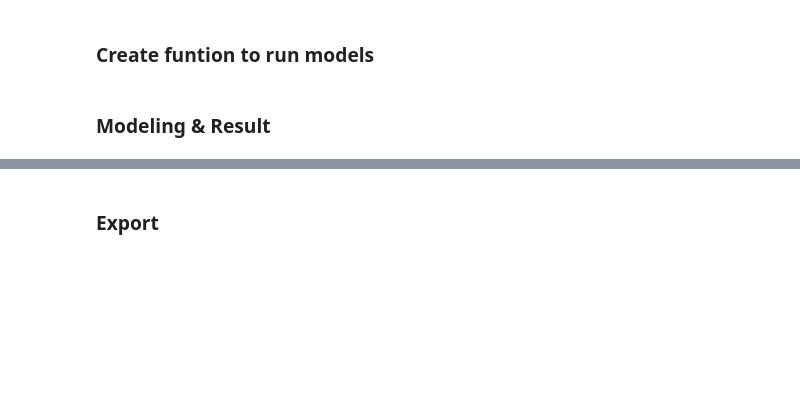
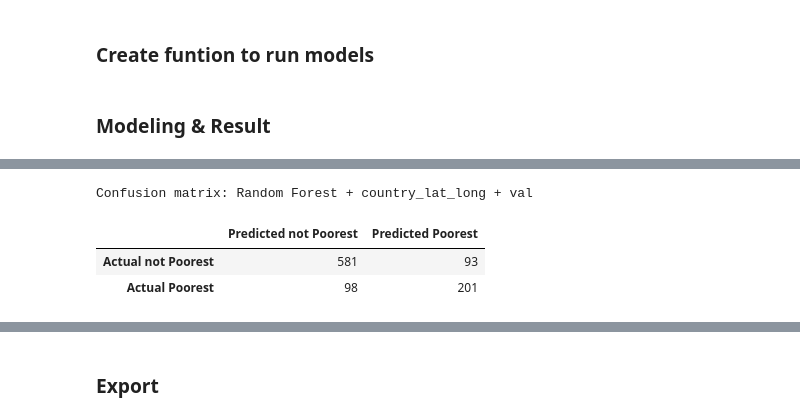
Before and after one commit to simonlazarus/Predicting-Poverty-with-Satellite-Images, a Jupyter notebook: code/04_Baseline_model.ipynb, the cells around one changed output, grey strips where cells are left out. Saved outputs shown, nothing was run; the diff lists cells and outputs as text; code cells hidden in the pictures; blank space fills up the shorter version.

```diff
--- a/code/04_Baseline_model.ipynb
+++ b/code/04_Baseline_model.ipynb
@@ -164,0 +217,12 @@ Please also refer to the documentation for alternative solver options:
+# %%
+# Confusion matrix: Random Forest + country_lat_long + val
+print('Confusion matrix: Random Forest + country_lat_long + val')
+cm_df = pd.DataFrame(rf_cm_val[4],
+            columns = ['Predicted not Poorest', 'Predicted Poorest'],
+            index = ['Actual not Poorest', 'Actual Poorest'])
+cm_df
+# %% [output]
+Confusion matrix: Random Forest + country_lat_long + val
+|  | Predicted not Poorest | Predicted Poorest |
+| Actual not Poorest | 581 | 93 |
+| Actual Poorest | 98 | 201 |
```
Also changed, not shown: parts of 20 cells of this notebook.
